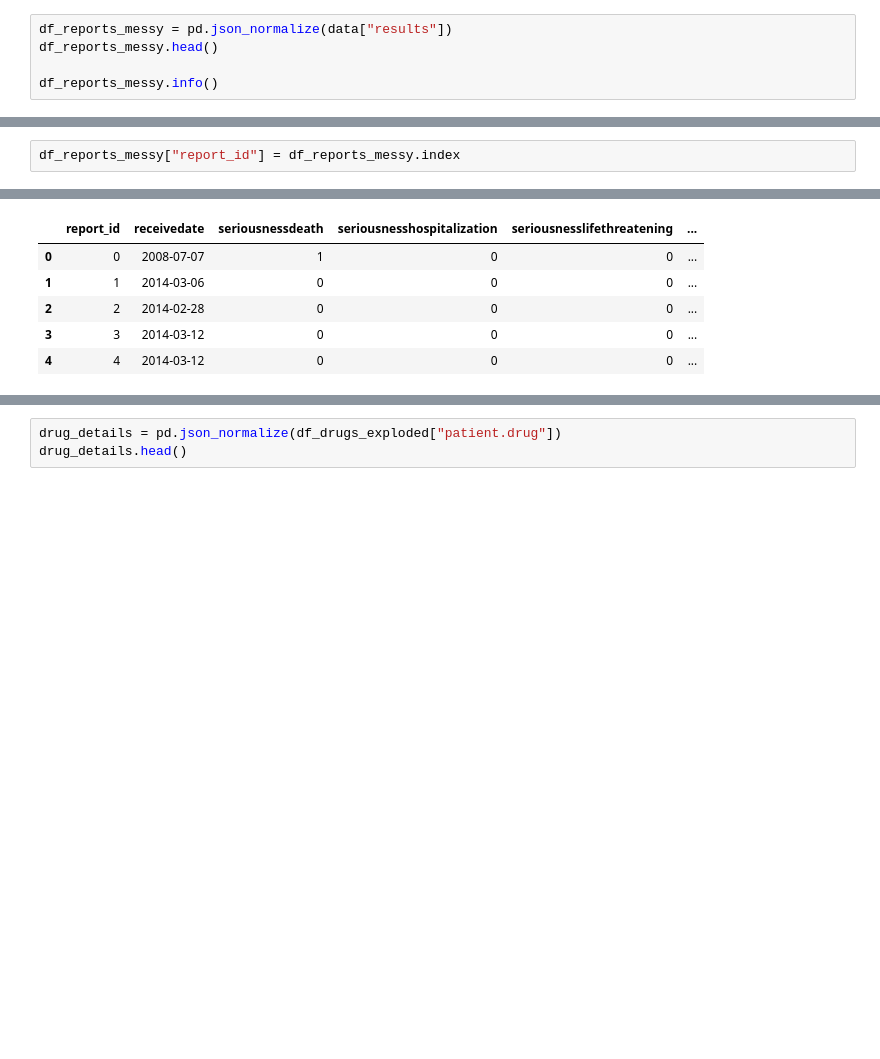
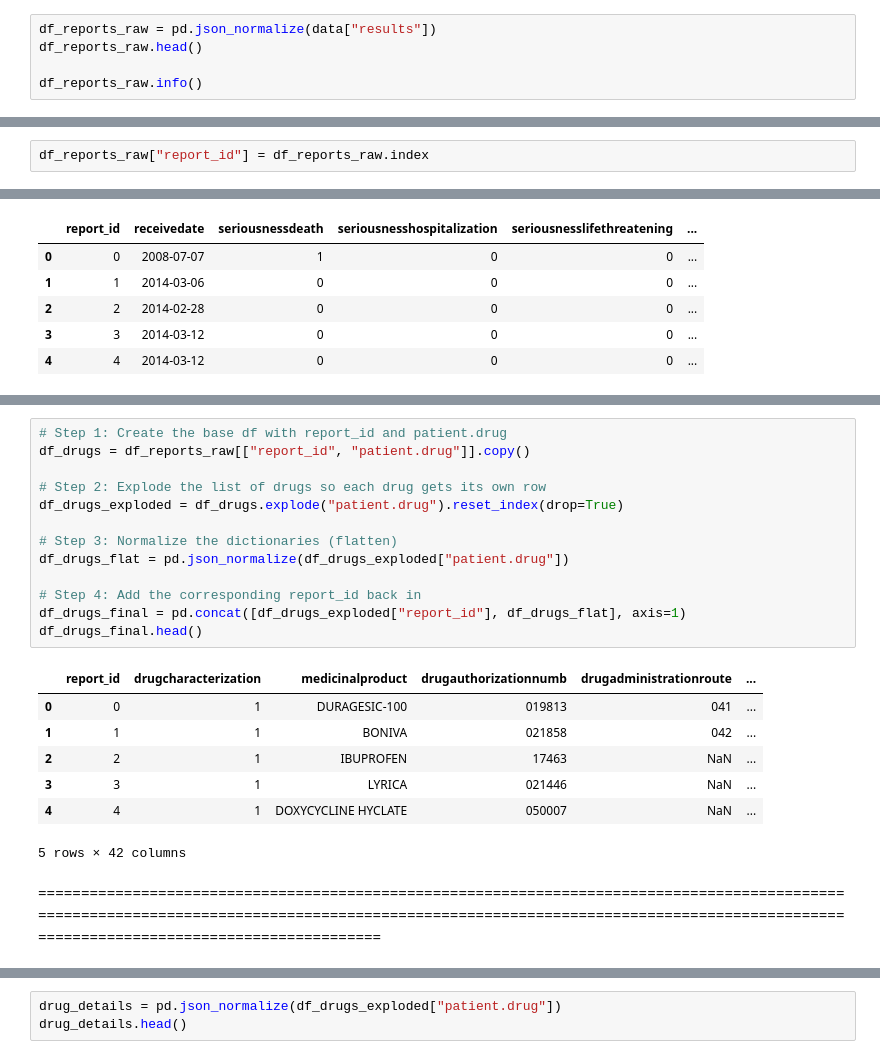
Before and after one commit to tungstennn/DrugSafe, a Jupyter notebook: EDA/explore_fda_data.ipynb, the cells around one changed output, grey strips where cells are left out. Saved outputs shown, nothing was run; the diff lists cells and outputs as text; blank space fills up the shorter version.

```diff
--- a/EDA/explore_fda_data.ipynb
+++ b/EDA/explore_fda_data.ipynb
@@ -56,10 +56,10 @@ The number of records in the call: 100
   }
 }
 # %%
-df_reports_messy = pd.json_normalize(data["results"])
-df_reports_messy.head()
+df_reports_raw = pd.json_normalize(data["results"])
+df_reports_raw.head()
 
-df_reports_messy.info()
+df_reports_raw.info()
 # %% [output]
 <class 'pandas.core.frame.DataFrame'>
 RangeIndex: 100 entries, 0 to 99
@@ -79,5 +79,5 @@ Data columns (total 39 columns):
 dtypes: float64(3), object(36)
 memory usage: 30.6+ KB
 # %%
-df_reports_messy["report_id"] = df_reports_messy.index
+df_reports_raw["report_id"] = df_reports_raw.index
 # %%
@@ -277,4 +282,27 @@ df_drugs.head()
 | 2 | 2 | [{'drugcharacterization': '1', 'm... |
 | 3 | 3 | [{'drugcharacterization': '1', 'm... |
 | 4 | 4 | [{'drugcharacterization': '1', 'm... |
+# %%
+# Step 1: Create the base df with report_id and patient.drug
+df_drugs = df_reports_raw[["report_id", "patient.drug"]].copy()
+
+# Step 2: Explode the list of drugs so each drug gets its own row
+df_drugs_exploded = df_drugs.explode("patient.drug").reset_index(drop=True)
+
+# Step 3: Normalize the dictionaries (flatten)
+df_drugs_flat = pd.json_normalize(df_drugs_exploded["patient.drug"])
+
+# Step 4: Add the corresponding report_id back in
+df_drugs_final = pd.concat([df_drugs_exploded["report_id"], df_drugs_flat], axis=1)
+df_drugs_final.head()
+# %% [output]
+|  | report_id | drugcharacterization | medicinalproduct | drugauthorizationnumb | drugadministrationroute | ... |
+| 0 | 0 | 1 | DURAGESIC-100 | 019813 | 041 | ... |
+| 1 | 1 | 1 | BONIVA | 021858 | 042 | ... |
+| 2 | 2 | 1 | IBUPROFEN | 17463 | NaN | ... |
+| 3 | 3 | 1 | LYRICA | 021446 | NaN | ... |
+| 4 | 4 | 1 | DOXYCYCLINE HYCLATE | 050007 | NaN | ... |
+5 rows × 42 columns
+# %% [markdown]
+====================================================================================================================================================================================================================================
 # %%
```
Also changed, not shown: parts of 9 cells of this notebook.
